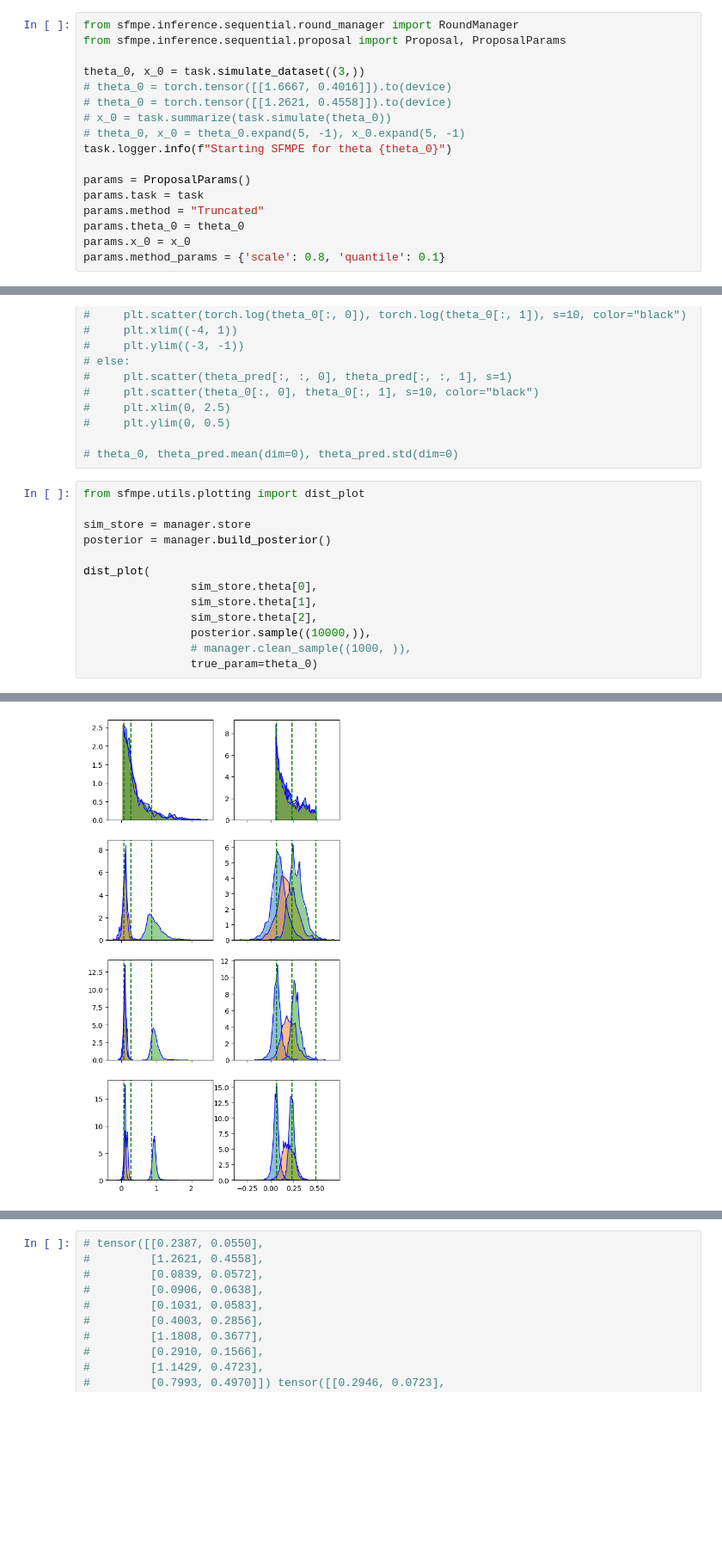
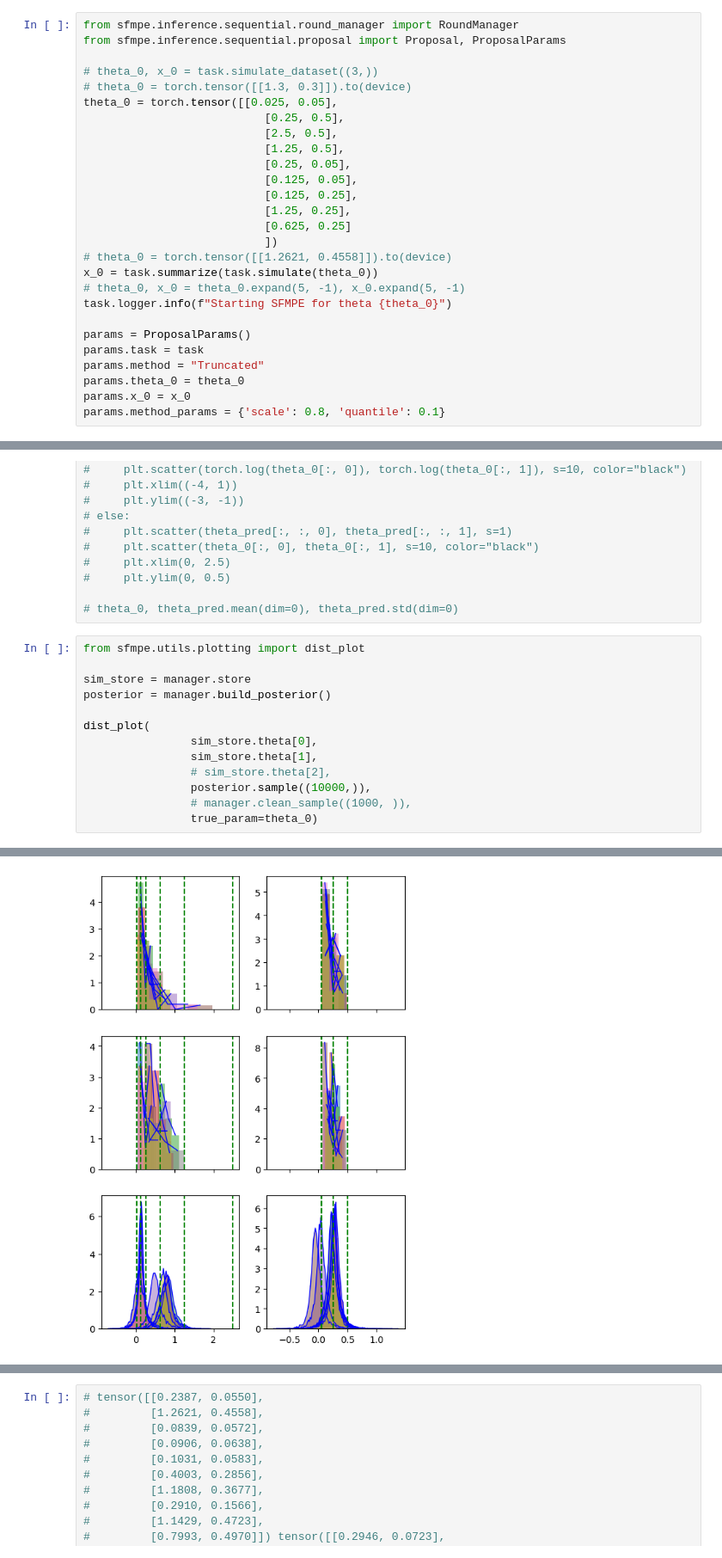
Before and after one commit to nidropakshin2/Sequential-FMPE, a Jupyter notebook: code/notebooks/tutorial.ipynb, the cells around one changed output, grey strips where cells are left out. Shown at 86% size. Cells and saved outputs as stored; diff of their text form; blank space fills up the shorter version.

```diff
--- a/code/notebooks/tutorial.ipynb
+++ b/code/notebooks/tutorial.ipynb
@@ -101,10 +122,20 @@ torch.Size([8, 1, 2])
 from sfmpe.inference.sequential.round_manager import RoundManager
 from sfmpe.inference.sequential.proposal import Proposal, ProposalParams
 
-theta_0, x_0 = task.simulate_dataset((3,))
-# theta_0 = torch.tensor([[1.6667, 0.4016]]).to(device)
+# theta_0, x_0 = task.simulate_dataset((3,))
+# theta_0 = torch.tensor([[1.3, 0.3]]).to(device)
+theta_0 = torch.tensor([[0.025, 0.05],
+                           [0.25, 0.5],
+                           [2.5, 0.5],
+                           [1.25, 0.5],
+                           [0.25, 0.05],
+                           [0.125, 0.05],
+                           [0.125, 0.25],
+                           [1.25, 0.25],
+                           [0.625, 0.25]
+                           ])
 # theta_0 = torch.tensor([[1.2621, 0.4558]]).to(device)
-# x_0 = task.summarize(task.simulate(theta_0))
+x_0 = task.summarize(task.simulate(theta_0))
 # theta_0, x_0 = theta_0.expand(5, -1), x_0.expand(5, -1)
 task.logger.info(f"Starting SFMPE for theta {theta_0}")
 
@@ -233,7 +368,7 @@ posterior = manager.build_posterior()
 dist_plot(
                 sim_store.theta[0],
                 sim_store.theta[1],
-                sim_store.theta[2],
+                # sim_store.theta[2],
                 posterior.sample((10000,)),
                 # manager.clean_sample((1000, )),
                 true_param=theta_0)
@@ -247,2 +394,2 @@ dist_plot(
-[figure, old version]
+[figure, new version]
 # %%
```
Also changed, not shown: parts of 13 cells of this notebook, 6 other files.
